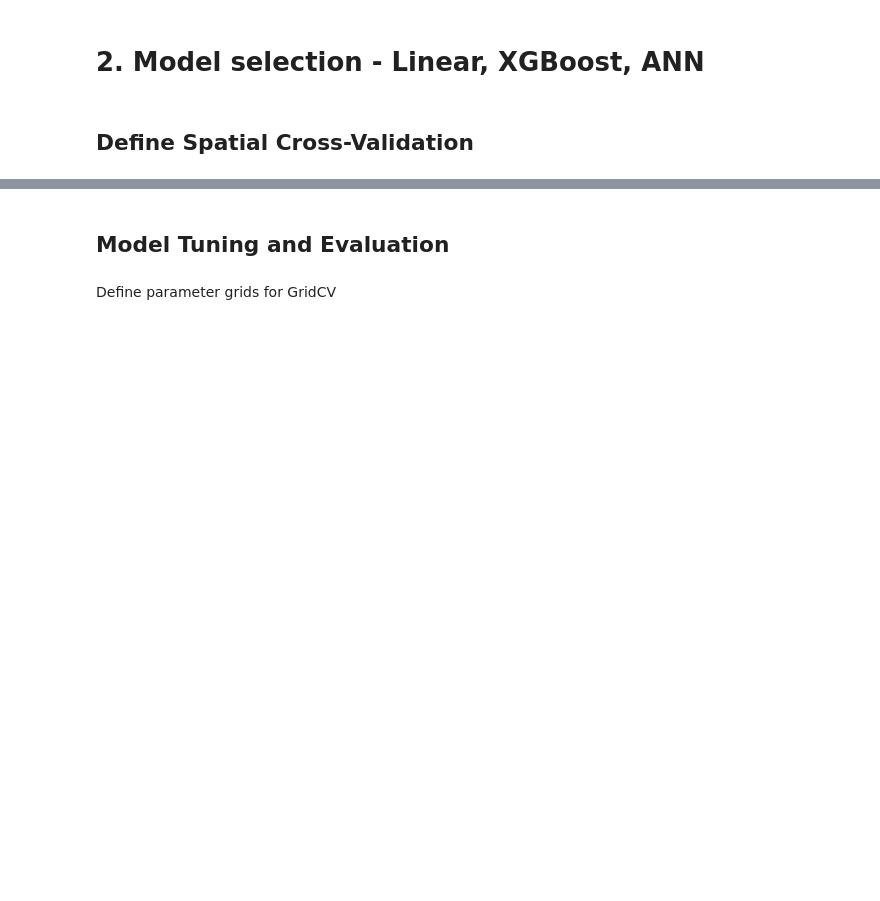
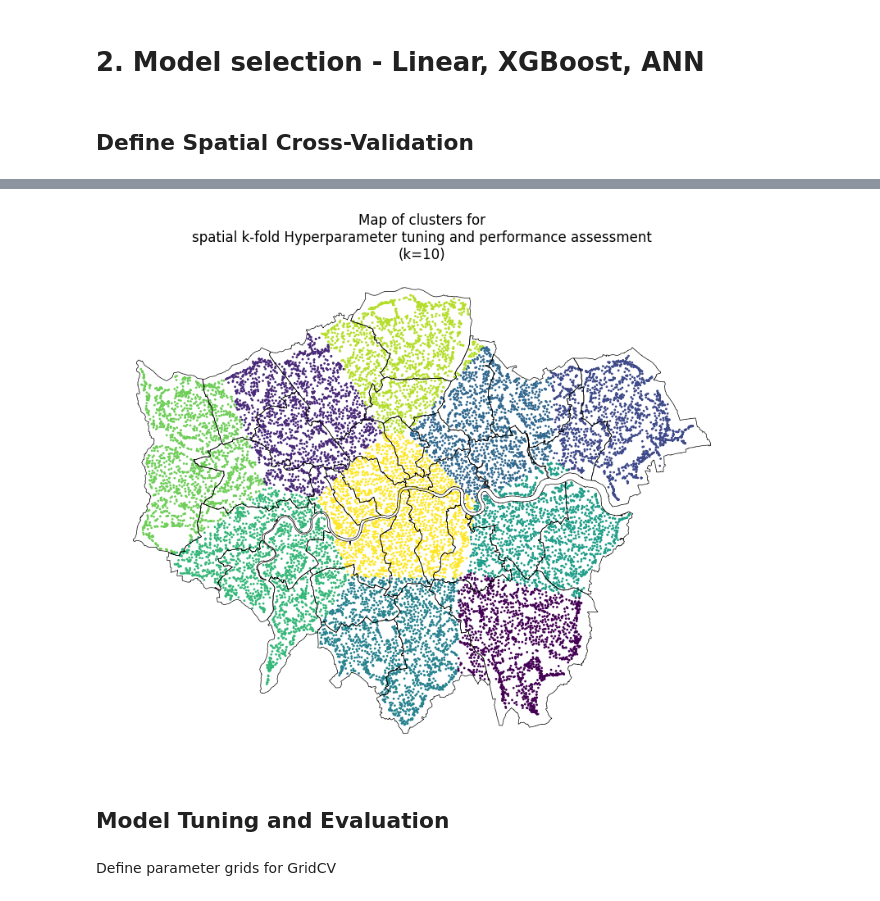
Before and after one commit to shaunhoang/casa-tfl, a Jupyter notebook: code/4_model_selection.ipynb, the cells around one changed output, grey strips where cells are left out. Drawn from its saved outputs; the diff is of its cells as text; code cells hidden in the pictures; blank space fills up the shorter version.

```diff
--- a/code/4_model_selection.ipynb
+++ b/code/4_model_selection.ipynb
@@ -165,3 +165,12 @@ Converged at iteration 33: center shift 10574.228800774617 within tolerance 1390
+# %%
+fig,ax = plt.subplots(1,1,figsize=(10,10))
+df_clusters.plot(column='folds',ax=ax,legend=False,markersize=1)
+boros.boundary.plot(ax=ax,color='black',linewidth=0.5)
+plt.title('Map of clusters for\nspatial k-fold Hyperparameter tuning and performance assessment\n(k=10)')
+plt.axis('off')
+plt.show()
+# %% [output]
+[figure, added]
 # %% [markdown]
 ## Model Tuning and Evaluation
 # %% [markdown]
```
Also changed, not shown: parts of 1 cell of this notebook, 12 other files.
